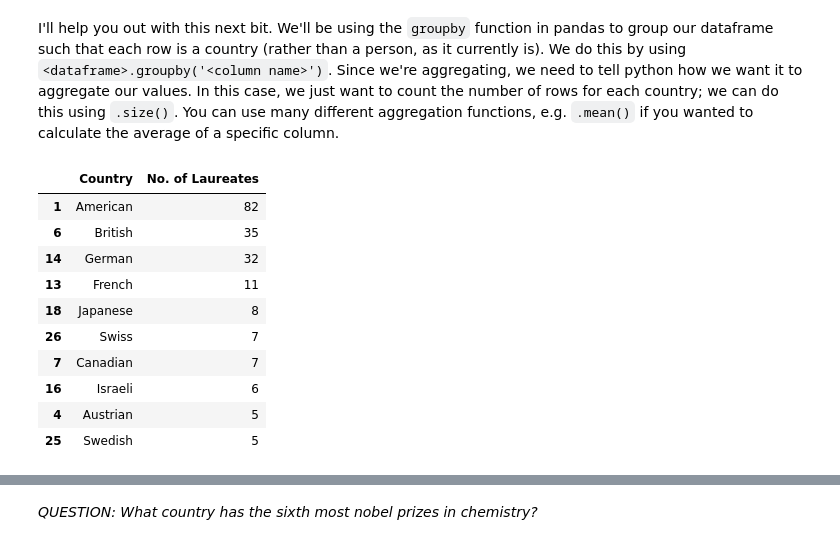
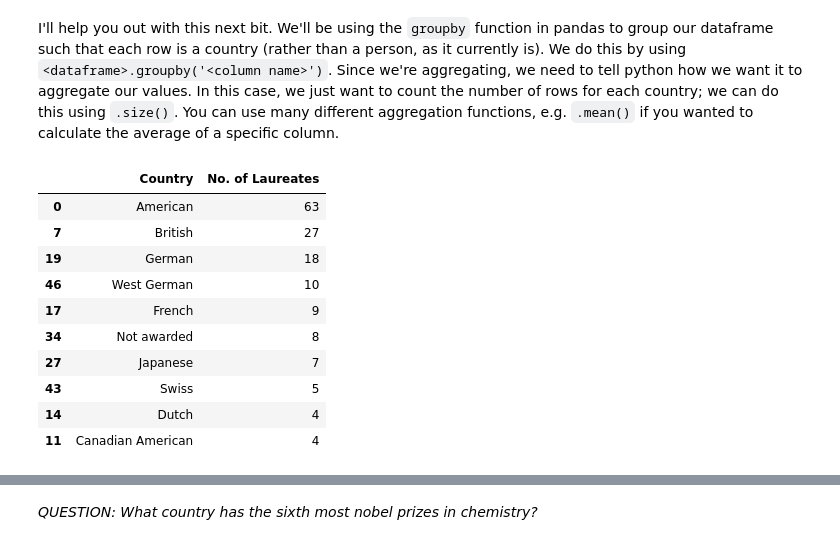
Before and after one commit to ella-tek/qm2, a Jupyter notebook: notebooks/W02. Pandas.ipynb, the cells around one changed output, grey strips where cells are left out. Drawn from its saved outputs; the diff is of its cells as text; code cells hidden in the pictures.

```diff
--- a/notebooks/W02. Pandas.ipynb
+++ b/notebooks/W02. Pandas.ipynb
@@ -453,47 +458,36 @@ I'll help you out with this next bit. We'll be using the `groupby` function in p
 # %%
 # create a new dataframe called 'country' in which each row is a country, and the values represent the number of nobel laureates.
 chem.loc[:,'Nationality[B]'] = chem['Nationality[B]'].astype(str)
 
 # replacing numbers, digits, and random symbols/punctuation with a signle space
 chem.loc[:,'Nationality[B]'] = chem['Nationality[B]'].str.replace(r"[\'\[\],]", ' ', regex=True)
 chem.loc[:,'Nationality[B]'] = chem['Nationality[B]'].str.replace(r'\d+', ' ', regex=True)
 chem.loc[:,'Nationality[B]'] = chem['Nationality[B]'].str.replace(r'\s*\(.*?\)', ' ', regex=True)
 
-#removing any rows with 'not awarded'
-chem = chem[~chem['Nationality[B]'].str.contains('not awarded', case=False, na=False)]
-
-#create lists in rows with multiple nationalities to seperate the nationalities
-chem.loc[:,'Nationality[B]'] = chem['Nationality[B]'].str.split(' ')
-#create new rows for the split nationalities
-chem_exploded = chem.explode('Nationality[B]')
 
 #remove any empty rows or rows with NaN
-chem_exploded = chem_exploded[chem_exploded['Nationality[B]'].notna()]
-chem_exploded = chem_exploded[chem_exploded['Nationality[B]'].str.strip() != '']
+chem= chem[chem['Nationality[B]'].notna()]
+chem = chem[chem['Nationality[B]'].str.strip() != '']
 
-#removing non-specific country words: west, south, new
-chem_exploded = chem_exploded[~chem_exploded['Nationality[B]'].str.contains('West', na=False)]
-chem_exploded = chem_exploded[~chem_exploded['Nationality[B]'].str.contains('South', na=False)]
-chem_exploded = chem_exploded[~chem_exploded['Nationality[B]'].str.contains('New', na=False)]
 
 #creating new dataframe sorted by country and no. of laureates
-country_df = chem_exploded.groupby('Nationality[B]').size().reset_index(name='No. of Laureates')
+country_df = chem.groupby('Nationality[B]').size().reset_index(name='No. of Laureates')
 country_df.columns = ['Country', 'No. of Laureates']
 country_df.head()
 
 # now sort it in descending order
 sorted = country_df.sort_values('No. of Laureates', ascending=False)
 sorted.head(10)
 # finally, plot the top 10 countries
 # %% [output]
 |  | Country | No. of Laureates |
-| 1 | American | 82 |
-| 6 | British | 35 |
-| 14 | German | 32 |
-| 13 | French | 11 |
-| 18 | Japanese | 8 |
-| 26 | Swiss | 7 |
-| 7 | Canadian | 7 |
-| 16 | Israeli | 6 |
-| 4 | Austrian | 5 |
-| 25 | Swedish | 5 |
+| 0 | American | 63 |
+| 7 | British | 27 |
+| 19 | German | 18 |
+| 46 | West German | 10 |
+| 17 | French | 9 |
+| 34 | Not awarded | 8 |
+| 27 | Japanese | 7 |
+| 43 | Swiss | 5 |
+| 14 | Dutch | 4 |
+| 11 | Canadian American | 4 |
```
Also changed, not shown: parts of 10 cells of this notebook.
